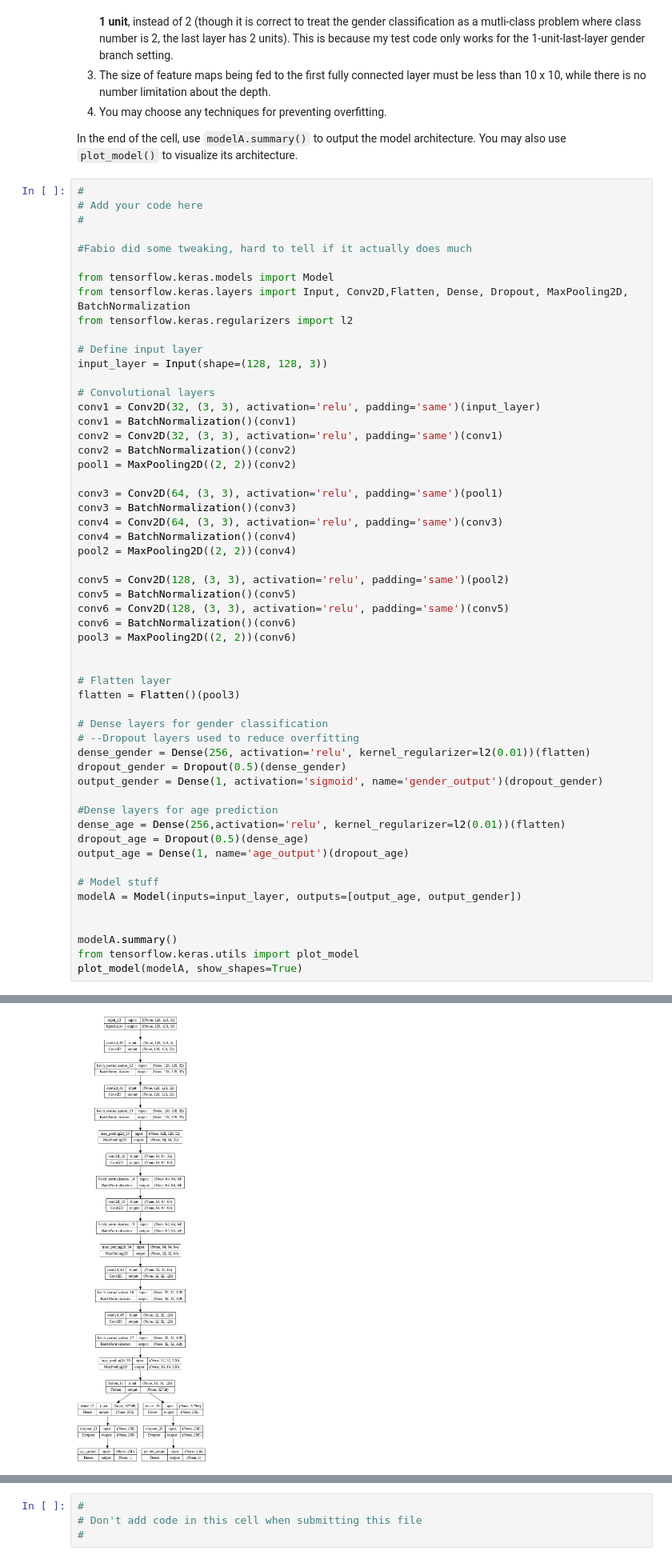
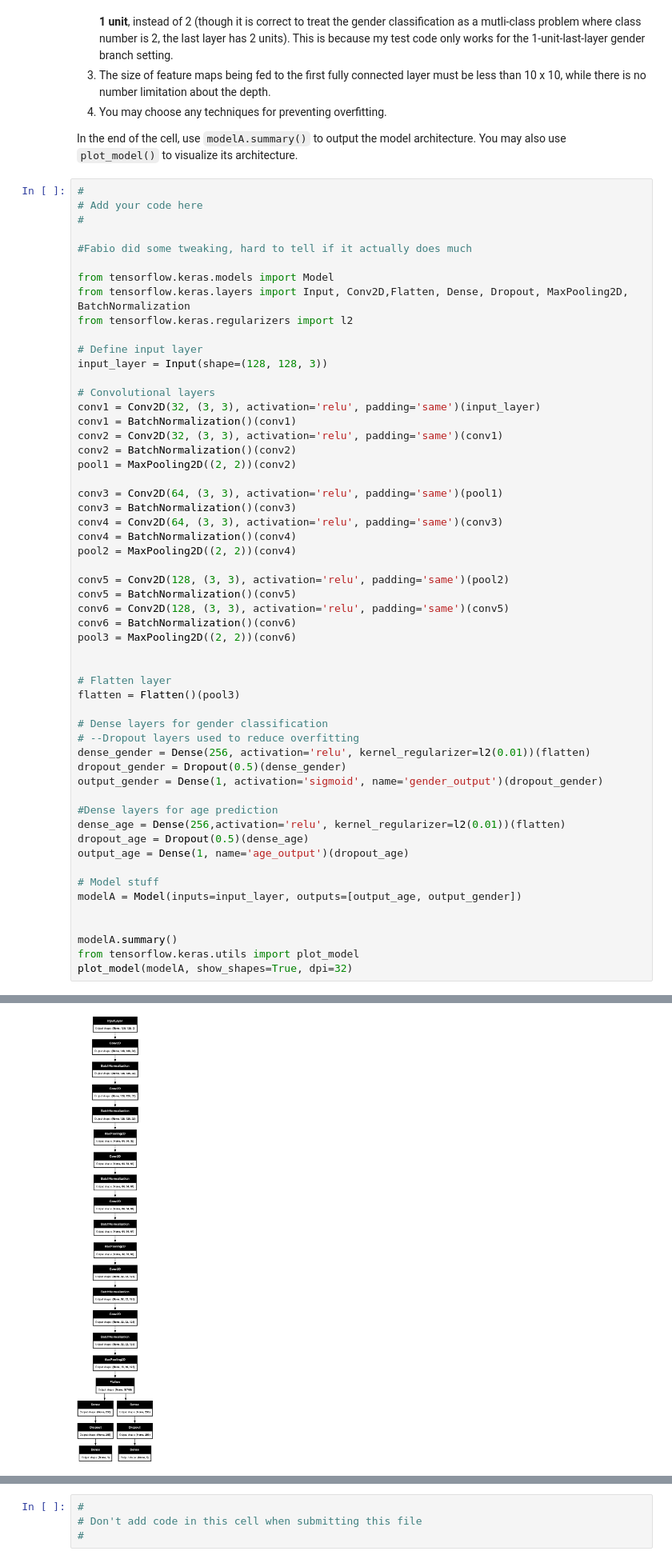
Before and after one commit to arnau01/CM50268-CW1, a Jupyter notebook: new_age_gender_submit (1).ipynb, the cells around one changed output, grey strips where cells are left out. Shown at 80% size. Drawn from its saved outputs; the diff is of its cells as text.

```diff
--- a/new_age_gender_submit (1).ipynb
+++ b/new_age_gender_submit (1).ipynb
@@ -357,5 +357,5 @@ modelA = Model(inputs=input_layer, outputs=[output_age, output_gender])
 
 modelA.summary()
 from tensorflow.keras.utils import plot_model
-plot_model(modelA, show_shapes=True)
+plot_model(modelA, show_shapes=True, dpi=32)
 # %% [output]
@@ -379,4 +383,4 @@ ________________________________________________________________________________
-[figure, old version]
+[figure, new version]
 # %% [markdown]
 ## STEP3A: Compile and train your model
 Compile and train your model here.
```
Also changed, not shown: parts of 15 cells of this notebook, 4 other files.
